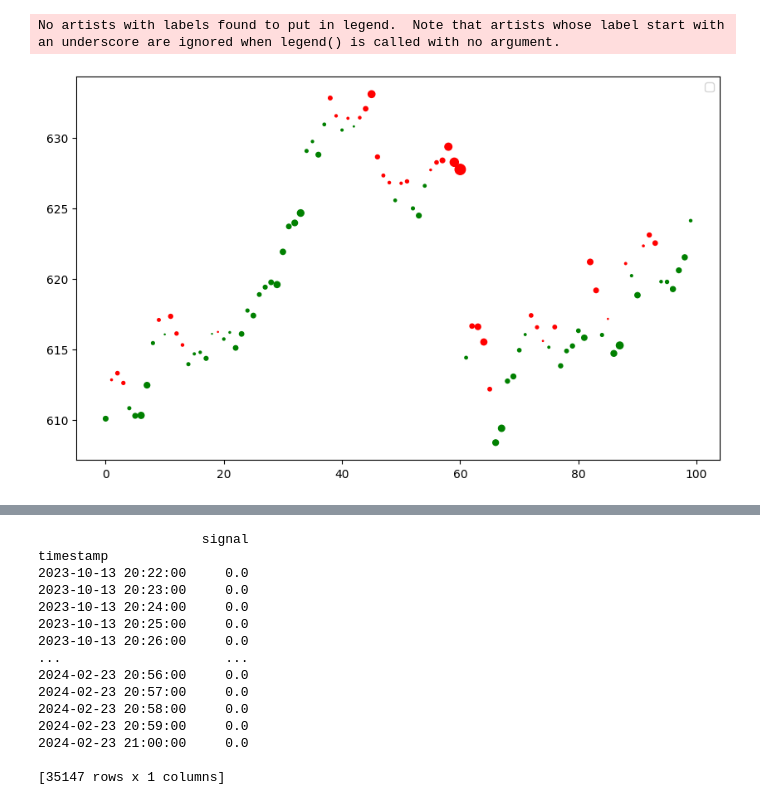
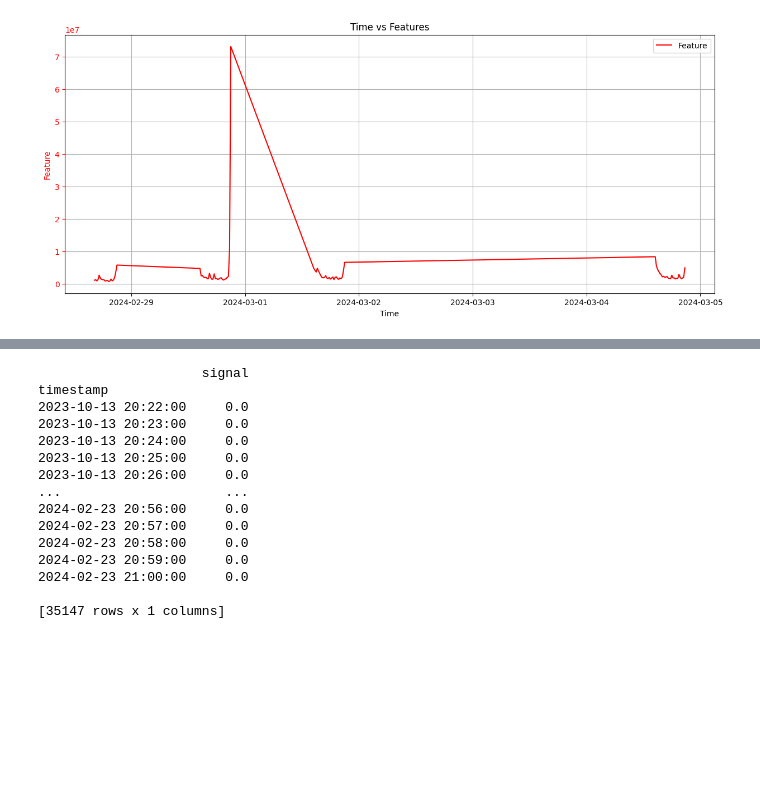
Before and after one commit to dmutascio/enigmaTrainer, a Jupyter notebook: enigmaTrainer.ipynb, the cells around one changed output, grey strips where cells are left out. Saved outputs shown, nothing was run; the diff lists cells and outputs as text; code cells hidden in the pictures; blank space fills up the shorter version.

```diff
--- a/enigmaTrainer.ipynb
+++ b/enigmaTrainer.ipynb
@@ -1006,25 +997,37 @@ plt.show()
-# %%
-#### graph signal
-symbol = 'NVDA'
-point = .5
-zoom = 100
-mag_scale = 100
-
-signals = data[symbol]['signals']['signal']
-price_data = data[symbol]['bars']['open']
-start_point = int(len(signals)*point)
-end_point = start_point+zoom
-colors = ['green' if val > 0 else 'red' for val in signals[start_point:end_point]]
-magnitudes = [abs(val) for val in signals[start_point:end_point]]
-plt.figure(figsize=(10,6)) #plotting
-x_axis = np.arange(len(price_data.iloc[start_point:end_point]))
-plt.scatter(
-    y=price_data.iloc[start_point:end_point],
-    x=x_axis,
-    color=colors,
-    s=[mag_scale * mag for mag in magnitudes])
-plt.legend()
-plt.show()
-# %% [output]
-No artists with labels found to put in legend.  Note that artists whose label start with an underscore are ignored when legend() is called with no argument.
-[figure, removed]
+# %%
+##### graph feature
+features = data['AAPL']['features']['Volume'][-100:]
+#features2 = data['AAPL']['bars']#[7620:7640]
+
+x=features.index
+#y = features
+y2 = features
+fig, ax1 = plt.subplots(figsize=(15, 6))
+
+# Plot the first feature on the main axis
+#ax1.scatter(x, y, c='r', marker='o', s=5, label='Feature', edgecolors='none')
+ax1.plot(x, y2, color='r', label='Feature')
+ax1.set_xlabel('Time')
+ax1.set_ylabel('Feature', color='r')
+ax1.tick_params('y', colors='r')
+ax1.grid(True)
+
+# Create a secondary y-axis
+# ax2 = ax1.twinx()
+
+# # Plot the second feature on the secondary y-axis
+# #ax2.scatter(x, y2, c='b', marker='o', s=5, label='Price', edgecolors='none')
+# ax2.plot(x, y2, color='b', label='Price')
+# ax2.set_ylabel('Price', color='b')
+# ax2.tick_params('y', colors='b')
+
+# Title for the plot
+plt.title('Time vs Features')
+
+# Show the legend
+plt.legend()
+
+# Display the plot
+plt.show()
+# %% [output]
+[figure, added]
```
Also changed, not shown: parts of 11 cells of this notebook.
